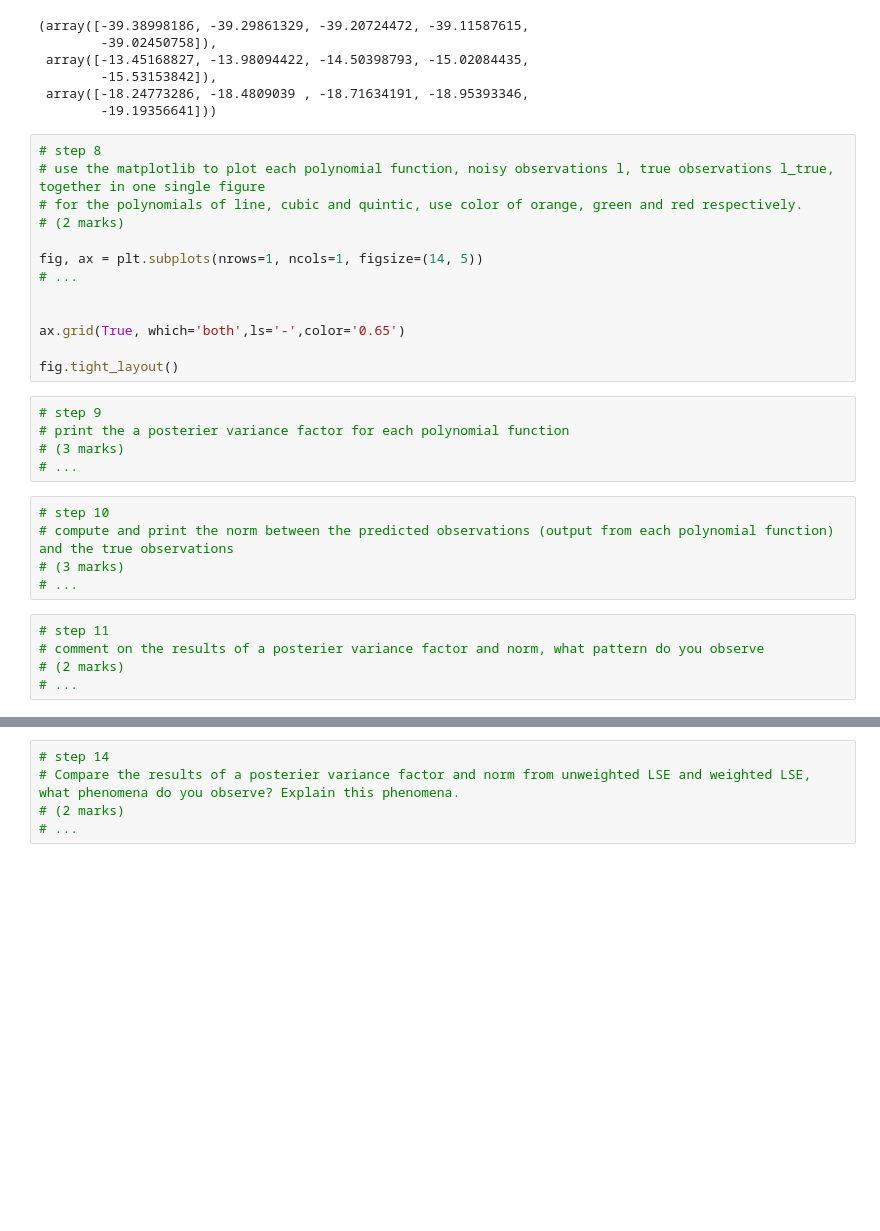
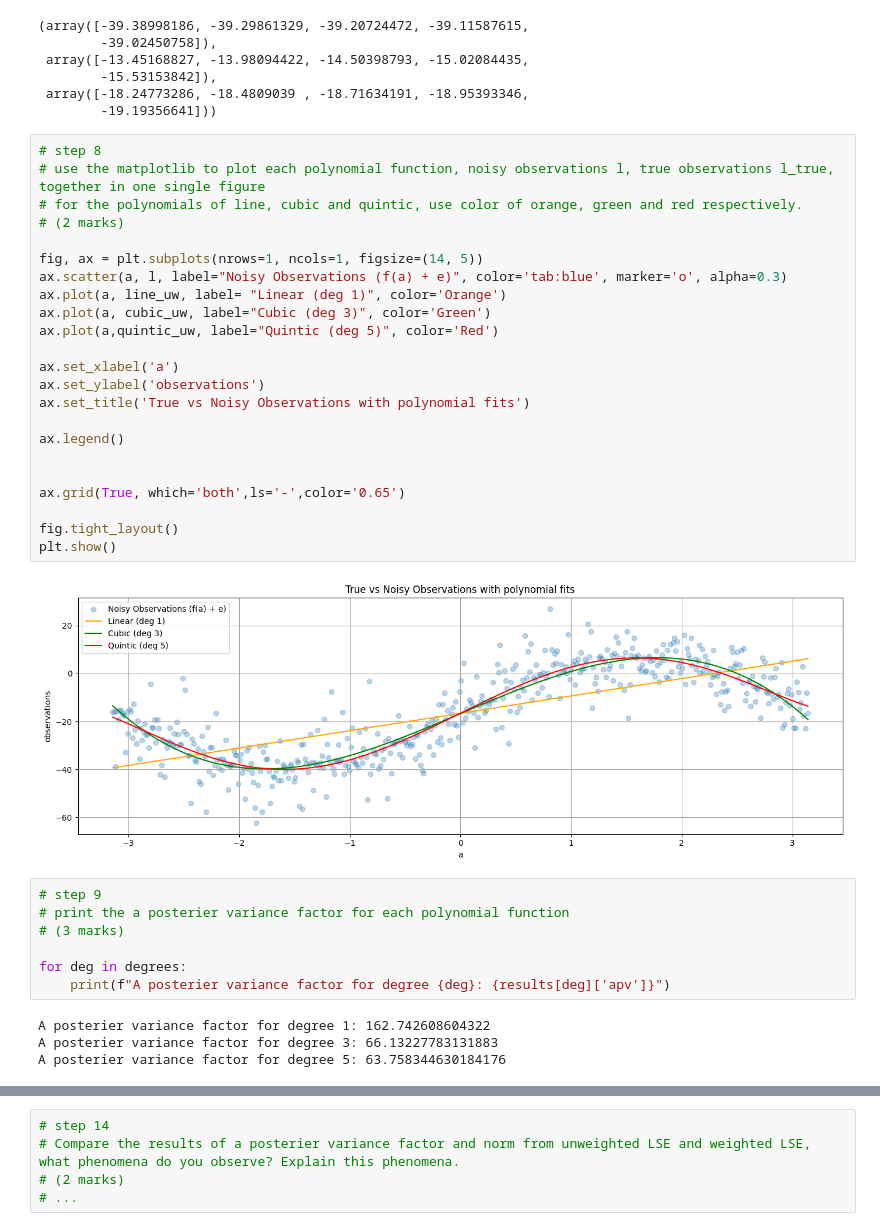
Before and after one commit to Deep-nav-auto-lab/engg680_2024_fall, a Jupyter notebook: Lab_assignment2/Assignment2.ipynb, the cells around one changed output, grey strips where cells are left out. Saved outputs shown, nothing was run; the diff lists cells and outputs as text; blank space fills up the shorter version.

Commit message:
Attempted steps 8 to 13 of LSE

```diff
--- a/Lab_assignment2/Assignment2.ipynb
+++ b/Lab_assignment2/Assignment2.ipynb
@@ -188,28 +188,36 @@ line_uw[:5], cubic_uw[:5], quintic_uw[:5]
 # %%
 # step 8
 # use the matplotlib to plot each polynomial function, noisy observations l, true observations l_true, together in one single figure
 # for the polynomials of line, cubic and quintic, use color of orange, green and red respectively.
 # (2 marks)
 
 fig, ax = plt.subplots(nrows=1, ncols=1, figsize=(14, 5))
-# ...
+ax.scatter(a, l, label="Noisy Observations (f(a) + e)", color='tab:blue', marker='o', alpha=0.3)
+ax.plot(a, line_uw, label= "Linear (deg 1)", color='Orange')
+ax.plot(a, cubic_uw, label="Cubic (deg 3)", color='Green')
+ax.plot(a,quintic_uw, label="Quintic (deg 5)", color='Red')
+
+ax.set_xlabel('a')
+ax.set_ylabel('observations')
+ax.set_title('True vs Noisy Observations with polynomial fits')
+
+ax.legend()
 
 
 ax.grid(True, which='both',ls='-',color='0.65')
 
 fig.tight_layout()
+plt.show()
+# %% [output]
+[figure, added]
 # %%
 # step 9
 # print the a posterier variance factor for each polynomial function
 # (3 marks)
-# ...
+
+for deg in degrees:
+    print(f"A posterier variance factor for degree {deg}: {results[deg]['apv']}")
+# %% [output]
+A posterier variance factor for degree 1: 162.742608604322
+A posterier variance factor for degree 3: 66.13227783131883
+A posterier variance factor for degree 5: 63.758344630184176
-# %%
-# step 10
-# compute and print the norm between the predicted observations (output from each polynomial function) and the true observations
-# (3 marks)
-# ...
-# %%
-# step 11
-# comment on the results of a posterier variance factor and norm, what pattern do you observe
-# (2 marks)
-# ...
```
Also changed, not shown: parts of 5 cells of this notebook.
